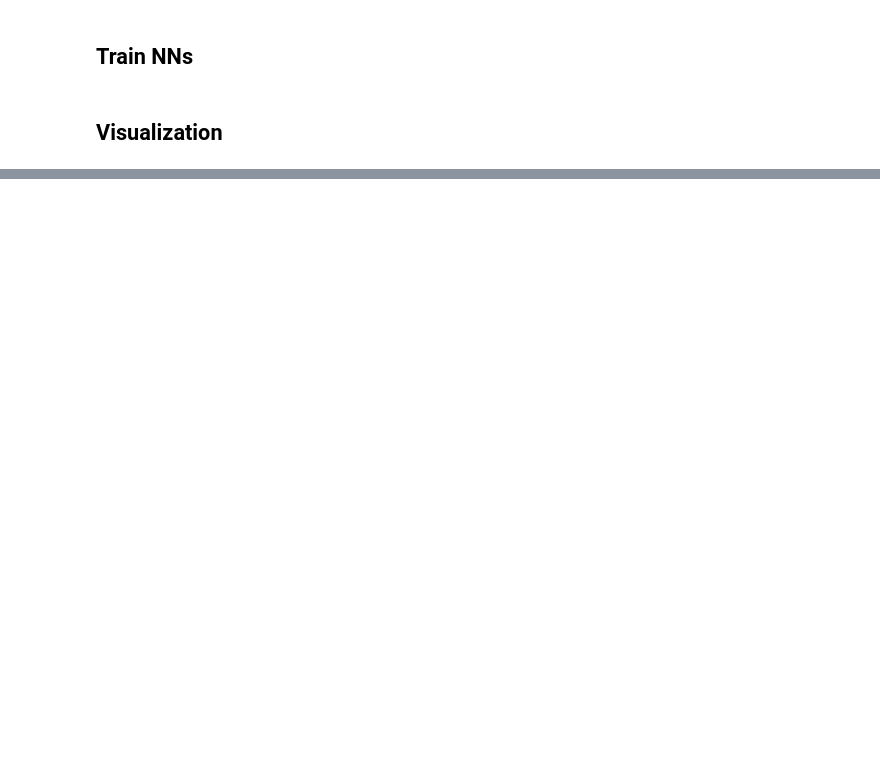
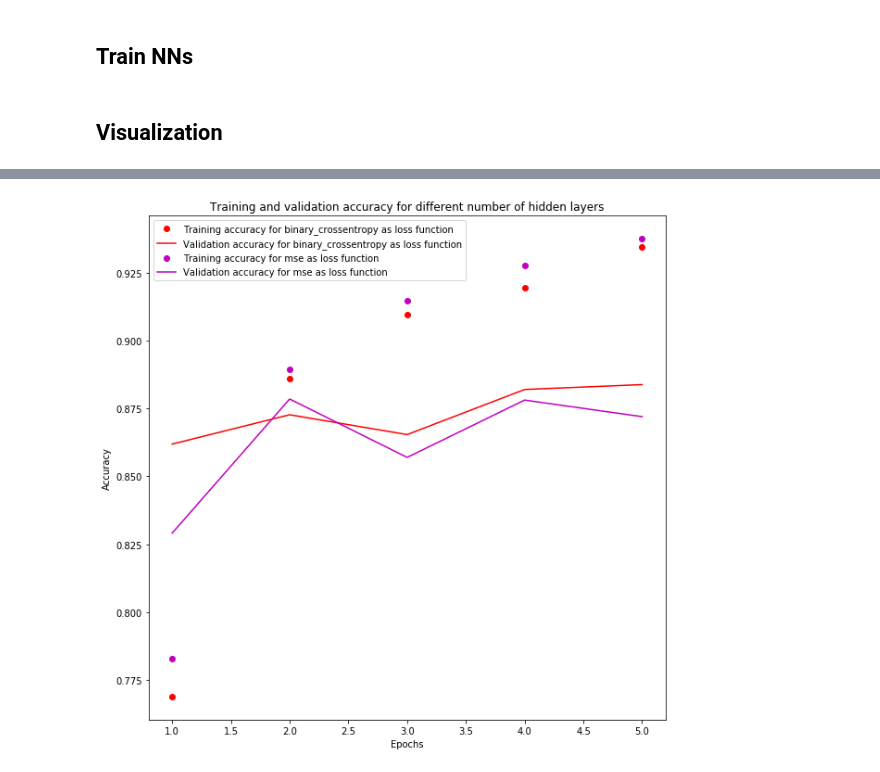
Before and after one commit to felixjohanlehmann/Learning_keras, a Jupyter notebook: Keras_imdb_binary_classification_example.ipynb, the cells around one changed output, grey strips where cells are left out. Saved outputs shown, nothing was run; the diff lists cells and outputs as text; code cells hidden in the pictures; blank space fills up the shorter version.

```diff
--- a/Keras_imdb_binary_classification_example.ipynb
+++ b/Keras_imdb_binary_classification_example.ipynb
@@ -151,0 +190,4 @@ plot_accuracy(history_hidden_units, 'Training and validation accuracy for differ
+# %%
+plot_accuracy(history_loss, 'Training and validation accuracy for different loss functions', ' as loss function', loss_functions)
+# %% [output]
+[figure, added]
```
Also changed, not shown: parts of 16 cells of this notebook.
